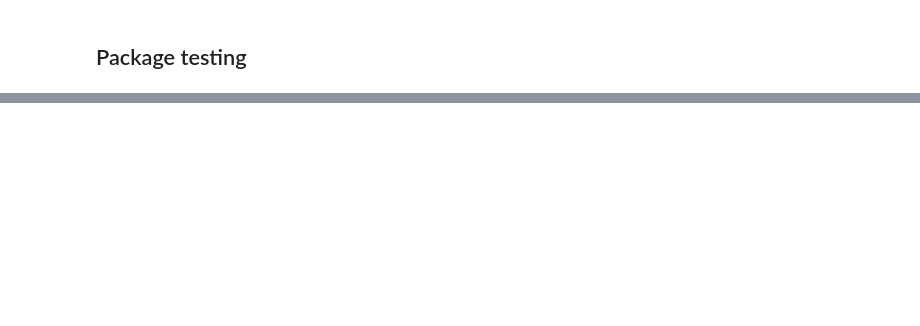
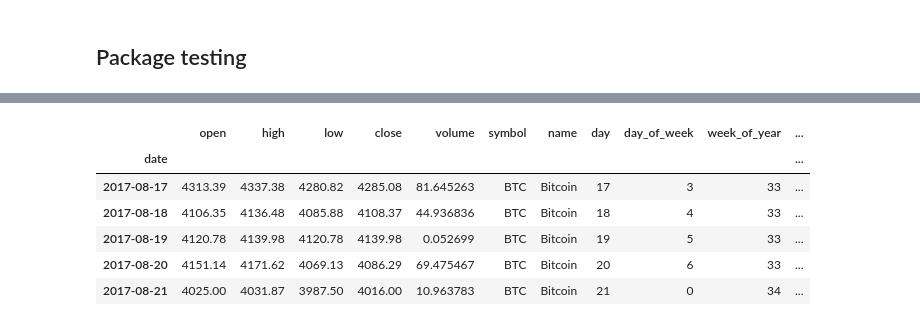
Before and after one commit to georgesmyr/xtrader, a Jupyter notebook: demo.ipynb, the cells around one changed output, grey strips where cells are left out. Cells and saved outputs as stored; diff of their text form; code cells hidden in the pictures; blank space fills up the shorter version.

```diff
--- a/demo.ipynb
+++ b/demo.ipynb
@@ -148,0 +40,10 @@ import pandas_datareader.data as web
+# %%
+SeasonalFactors.time_indicators(prices['daily']).head()
+# %% [output]
+|  | open | high | low | close | volume | symbol | name | day | day_of_week | week_of_year | ... |
+| date |  |  |  |  |  |  |  |  |  |  | ... |
+| 2017-08-17 | 4313.39 | 4337.38 | 4280.82 | 4285.08 | 81.645263 | BTC | Bitcoin | 17 | 3 | 33 | ... |
+| 2017-08-18 | 4106.35 | 4136.48 | 4085.88 | 4108.37 | 44.936836 | BTC | Bitcoin | 18 | 4 | 33 | ... |
+| 2017-08-19 | 4120.78 | 4139.98 | 4120.78 | 4139.98 | 0.052699 | BTC | Bitcoin | 19 | 5 | 33 | ... |
+| 2017-08-20 | 4151.14 | 4171.62 | 4069.13 | 4086.29 | 69.475467 | BTC | Bitcoin | 20 | 6 | 33 | ... |
+| 2017-08-21 | 4025.00 | 4031.87 | 3987.50 | 4016.00 | 10.963783 | BTC | Bitcoin | 21 | 0 | 34 | ... |
```
Also changed, not shown: parts of 23 cells of this notebook, 8 other files.
